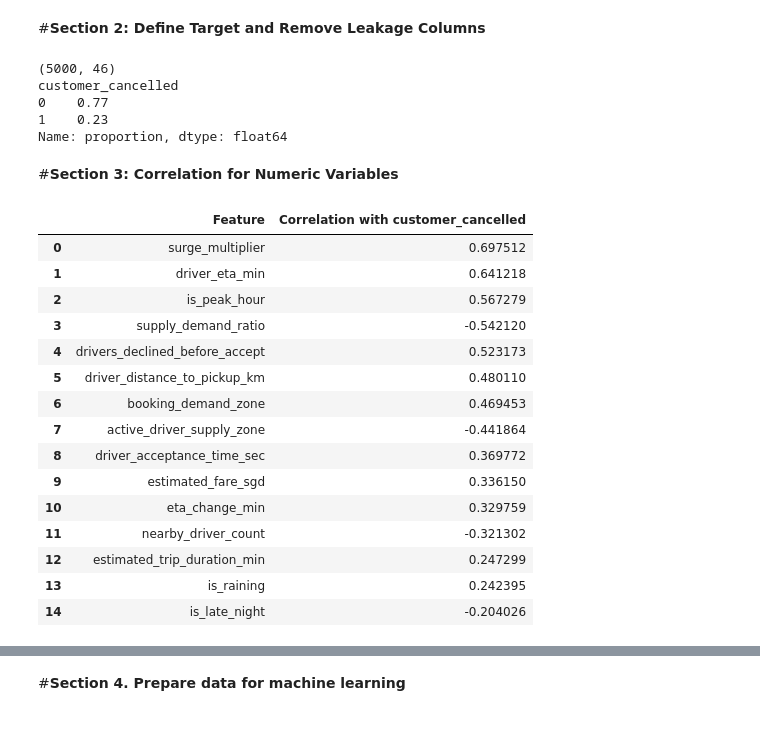
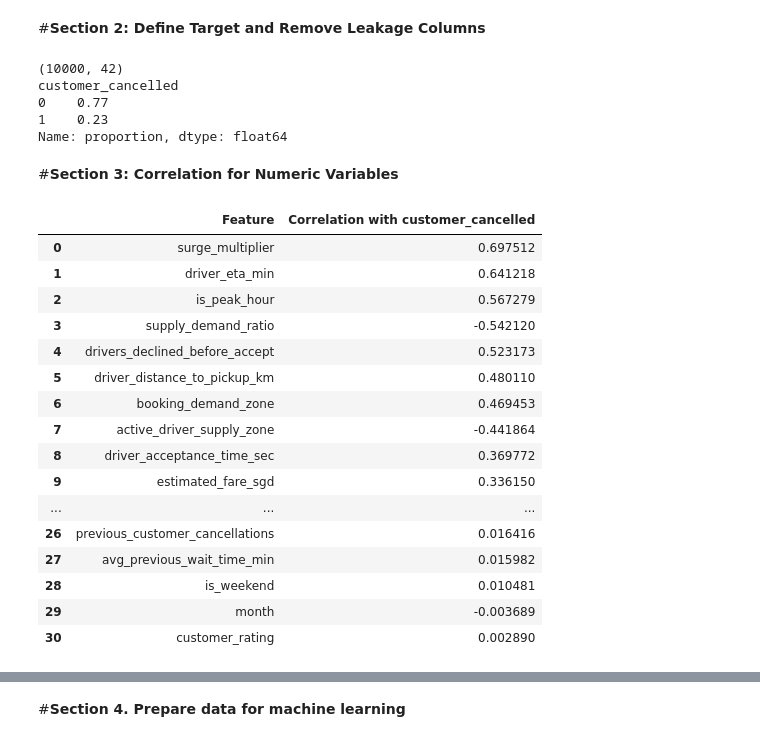
Before and after one commit to miffylim2308/ADALL_github, a Jupyter notebook: Test_Grab_Transbport.ipynb, the cells around one changed output, grey strips where cells are left out. Cells and saved outputs as stored; diff of their text form; code cells hidden in the pictures.

```diff
--- a/Test_Grab_Transbport.ipynb
+++ b/Test_Grab_Transbport.ipynb
@@ -1105,19 +1302,13 @@ Cross-validation results:
 # %%
 target = "customer_cancelled"
 
-drop_cols = [
-    "booking_id",
-    "booking_datetime",
-    "cancel_reason"   # leakage: only known after cancellation
-]
-
-X = df.drop(columns=[target] + drop_cols)
+X = df.drop(columns=[target])
 y = df[target]
 
 print(X.shape)
 print(y.value_counts(normalize=True))
 # %% [output]
-(5000, 46)
+(10000, 42)
 customer_cancelled
 0    0.77
 1    0.23
@@ -1127,28 +1318,29 @@ Name: proportion, dtype: float64
 # %%
 numeric_cols = X.select_dtypes(include=["int64", "float64"]).columns
 
 corr_df = df[numeric_cols.tolist() + [target]].corr()[target] \
     .drop(target) \
     .sort_values(key=abs, ascending=False) \
     .reset_index()
 
 corr_df.columns = ["Feature", "Correlation with customer_cancelled"]
 
-corr_df.head(15)
+corr_df.head(46)
 # %% [output]
 |  | Feature | Correlation with customer_cancelled |
 | 0 | surge_multiplier | 0.697512 |
 | 1 | driver_eta_min | 0.641218 |
 | 2 | is_peak_hour | 0.567279 |
 | 3 | supply_demand_ratio | -0.542120 |
 | 4 | drivers_declined_before_accept | 0.523173 |
 | 5 | driver_distance_to_pickup_km | 0.480110 |
 | 6 | booking_demand_zone | 0.469453 |
 | 7 | active_driver_supply_zone | -0.441864 |
 | 8 | driver_acceptance_time_sec | 0.369772 |
 | 9 | estimated_fare_sgd | 0.336150 |
-| 10 | eta_change_min | 0.329759 |
-| 11 | nearby_driver_count | -0.321302 |
-| 12 | estimated_trip_duration_min | 0.247299 |
-| 13 | is_raining | 0.242395 |
-| 14 | is_late_night | -0.204026 |
+| ... | ... | ... |
+| 26 | previous_customer_cancellations | 0.016416 |
+| 27 | avg_previous_wait_time_min | 0.015982 |
+| 28 | is_weekend | 0.010481 |
+| 29 | month | -0.003689 |
+| 30 | customer_rating | 0.002890 |
```
Also changed, not shown: parts of 12 cells of this notebook.
